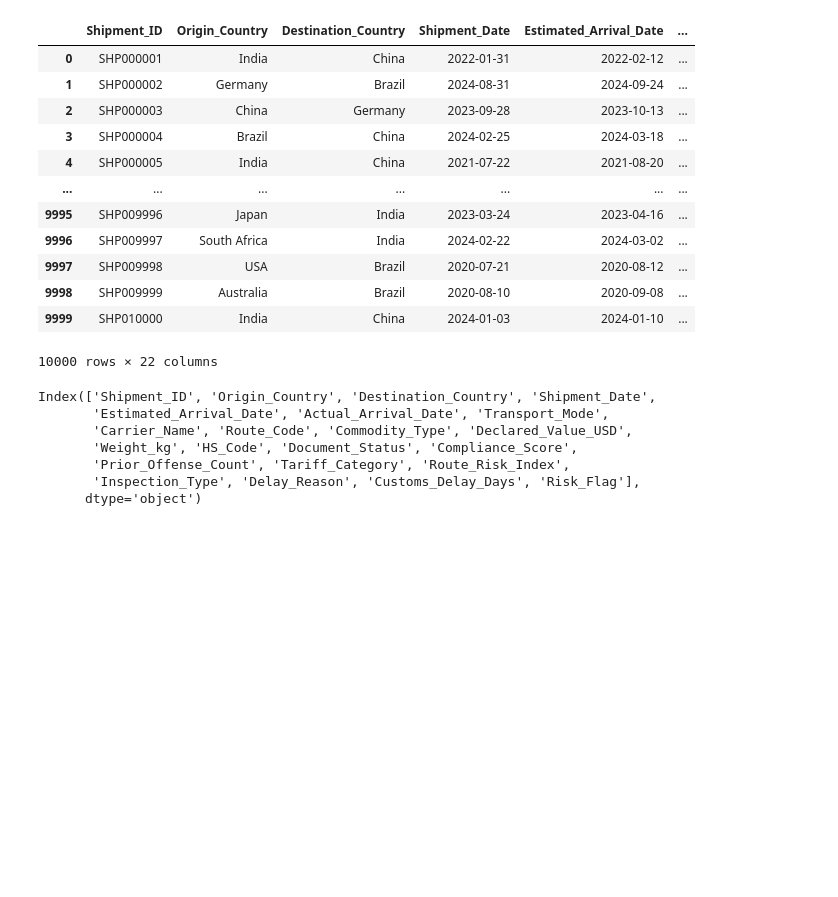
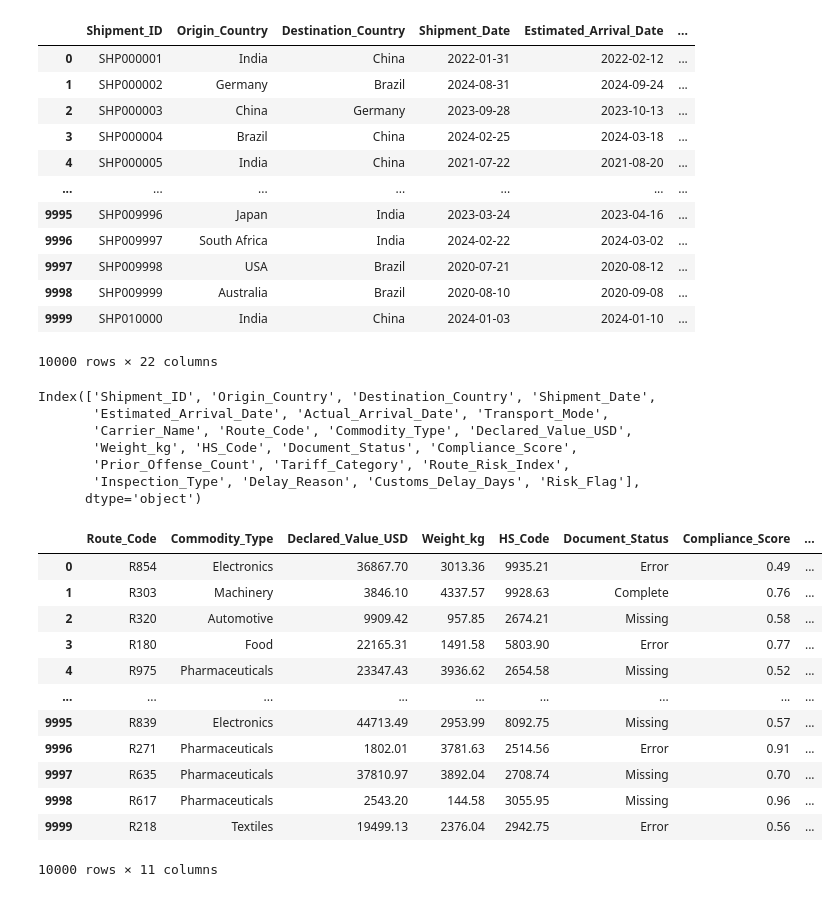
Before and after one commit to Karthik5412/Global-Trade-Delay-Prediction-Model, a Jupyter notebook: cleaning.ipynb, the cells around one changed output. Saved outputs shown, nothing was run; the diff lists cells and outputs as text; code cells hidden in the pictures; blank space fills up the shorter version.

```diff
--- a/cleaning.ipynb
+++ b/cleaning.ipynb
@@ -32,0 +36,19 @@ Index(['Shipment_ID', 'Origin_Country', 'Destination_Country', 'Shipment_Date',
+# %%
+df[['Route_Code', 'Commodity_Type', 'Declared_Value_USD',
+       'Weight_kg', 'HS_Code', 'Document_Status', 'Compliance_Score',
+       'Prior_Offense_Count', 'Tariff_Category','Route_Risk_Index',
+       'Inspection_Type']]
+# %% [output]
+|  | Route_Code | Commodity_Type | Declared_Value_USD | Weight_kg | HS_Code | Document_Status | Compliance_Score | ... |
+| 0 | R854 | Electronics | 36867.70 | 3013.36 | 9935.21 | Error | 0.49 | ... |
+| 1 | R303 | Machinery | 3846.10 | 4337.57 | 9928.63 | Complete | 0.76 | ... |
+| 2 | R320 | Automotive | 9909.42 | 957.85 | 2674.21 | Missing | 0.58 | ... |
+| 3 | R180 | Food | 22165.31 | 1491.58 | 5803.90 | Error | 0.77 | ... |
+| 4 | R975 | Pharmaceuticals | 23347.43 | 3936.62 | 2654.58 | Missing | 0.52 | ... |
+| ... | ... | ... | ... | ... | ... | ... | ... | ... |
+| 9995 | R839 | Electronics | 44713.49 | 2953.99 | 8092.75 | Missing | 0.57 | ... |
+| 9996 | R271 | Pharmaceuticals | 1802.01 | 3781.63 | 2514.56 | Error | 0.91 | ... |
+| 9997 | R635 | Pharmaceuticals | 37810.97 | 3892.04 | 2708.74 | Missing | 0.70 | ... |
+| 9998 | R617 | Pharmaceuticals | 2543.20 | 144.58 | 3055.95 | Missing | 0.96 | ... |
+| 9999 | R218 | Textiles | 19499.13 | 2376.04 | 2942.75 | Error | 0.56 | ... |
+10000 rows × 11 columns
```
Also changed, not shown: parts of 3 cells of this notebook, 1 other file.
